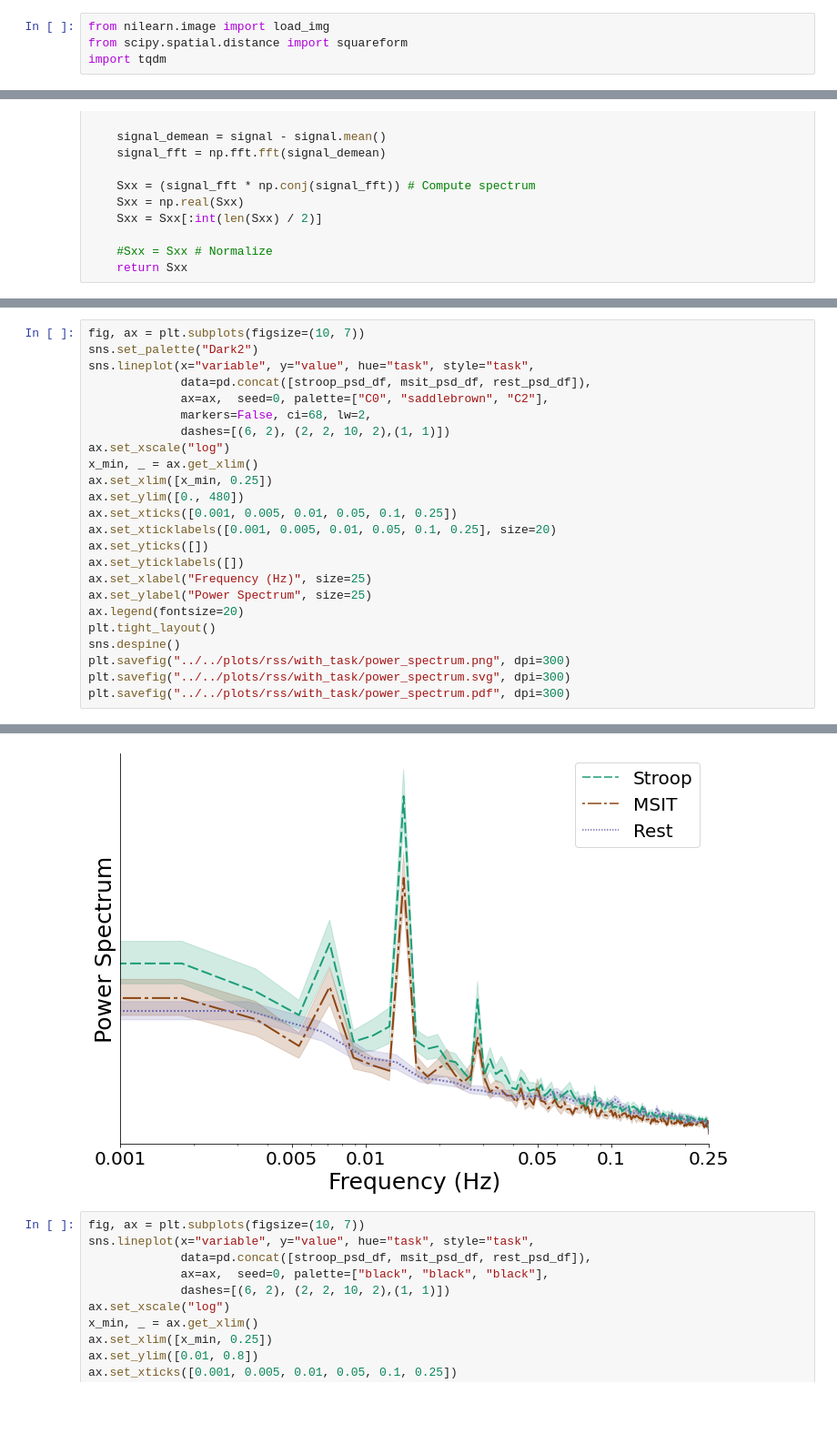
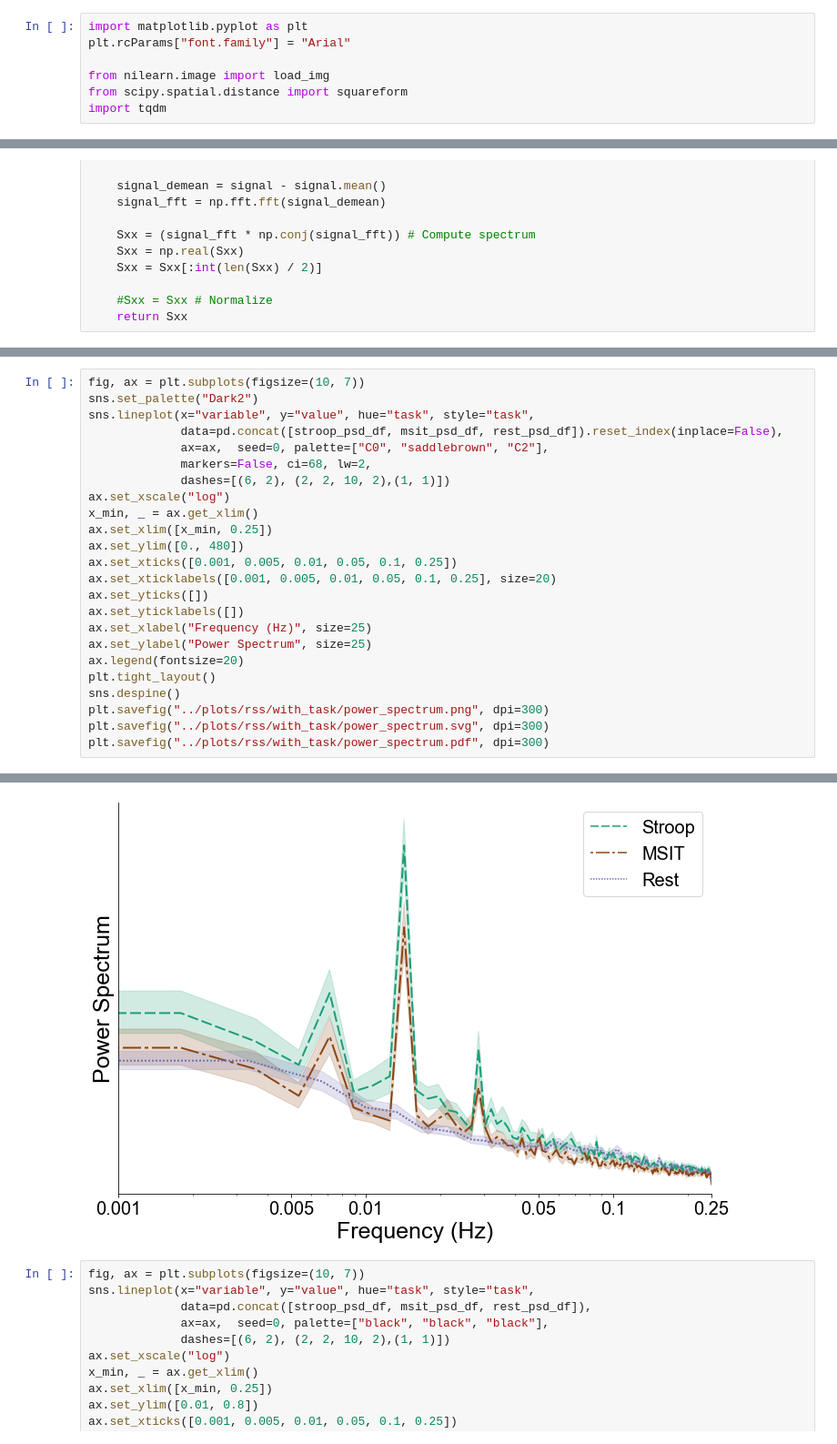
Before and after one commit to CoAxLab/cofluctuating-task-connectivity, a Jupyter notebook: notebooks/03-analyse_RSS.ipynb, the cells around one changed output, grey strips where cells are left out. Shown at 91% size. Drawn from its saved outputs; the diff is of its cells as text; blank space fills up the shorter version.

Commit message:
change font to Arial in plots

```diff
--- a/notebooks/03-analyse_RSS.ipynb
+++ b/notebooks/03-analyse_RSS.ipynb
@@ -5,4 +1,7 @@ Work with RSS (Root sum squares) from edges
 # %%
+import matplotlib.pyplot as plt
+plt.rcParams["font.family"] = "Arial"
+
 from nilearn.image import load_img
 from scipy.spatial.distance import squareform
 import tqdm
@@ -418,7 +301,7 @@ rest_psd_df['task'] = "Rest"
 fig, ax = plt.subplots(figsize=(10, 7))
 sns.set_palette("Dark2")
 sns.lineplot(x="variable", y="value", hue="task", style="task",
-             data=pd.concat([stroop_psd_df, msit_psd_df, rest_psd_df]),
+             data=pd.concat([stroop_psd_df, msit_psd_df, rest_psd_df]).reset_index(inplace=False),
              ax=ax,  seed=0, palette=["C0", "saddlebrown", "C2"],
              markers=False, ci=68, lw=2,
              dashes=[(6, 2), (2, 2, 10, 2),(1, 1)])
@@ -435,7 +318,7 @@ ax.set_ylabel("Power Spectrum", size=25)
 ax.legend(fontsize=20)
 plt.tight_layout()
 sns.despine()
-plt.savefig("../../plots/rss/with_task/power_spectrum.png", dpi=300)
-plt.savefig("../../plots/rss/with_task/power_spectrum.svg", dpi=300)
-plt.savefig("../../plots/rss/with_task/power_spectrum.pdf", dpi=300)
+plt.savefig("../plots/rss/with_task/power_spectrum.png", dpi=300)
+plt.savefig("../plots/rss/with_task/power_spectrum.svg", dpi=300)
+plt.savefig("../plots/rss/with_task/power_spectrum.pdf", dpi=300)
 # %% [output]
@@ -450,4 +325,4 @@ plt.savefig("../../plots/rss/with_task/power_spectrum.pdf", dpi=300)
-[figure, old version]
+[figure, new version]
 # %%
 fig, ax = plt.subplots(figsize=(10, 7))
 sns.lineplot(x="variable", y="value", hue="task", style="task",
```
Also changed, not shown: parts of 18 cells of this notebook, 12 other files.
